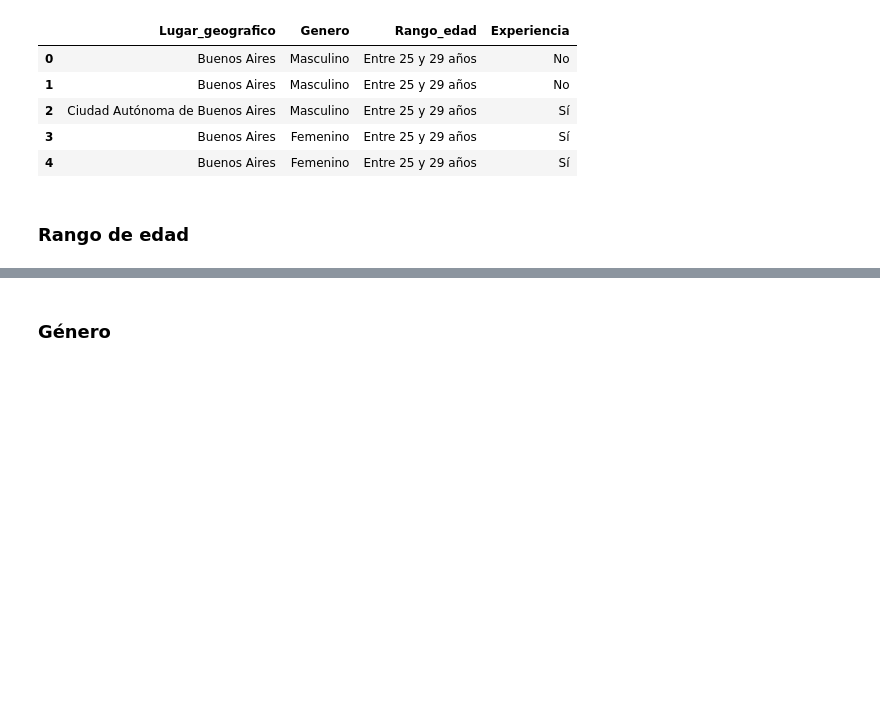
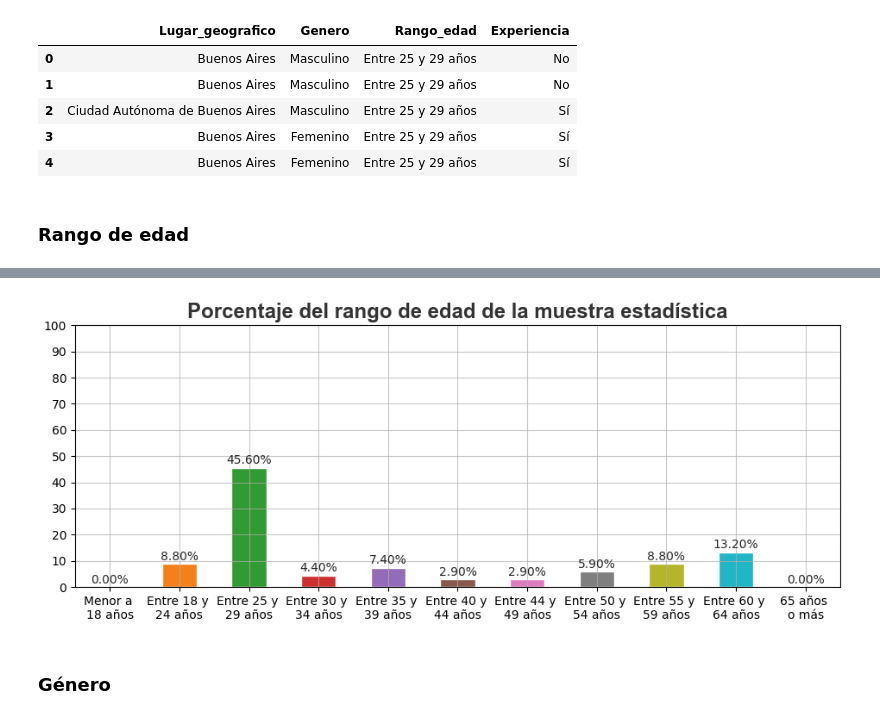
Before and after one commit to LeandroNardi96/analisis-estadistico-voces-artificiales, a Jupyter notebook: sample_population.ipynb, the cells around one changed output, grey strips where cells are left out. Saved outputs shown, nothing was run; the diff lists cells and outputs as text; code cells hidden in the pictures; blank space fills up the shorter version.

```diff
--- a/sample_population.ipynb
+++ b/sample_population.ipynb
@@ -167,3 +166,48 @@ with sns.axes_style('darkgrid'):
+# %%
+palette = sns.color_palette("tab10", len(data_age['Rango_edad'].unique()))
+
+# Modificar los valores en el DataFrame
+data_age['Rango_edad'] = data_age['Rango_edad'].replace({
+    'Entre 18 y 24 años': 'Entre 18 y \n24 años',
+    'Entre 25 y 29 años': 'Entre 25 y \n29 años',
+    'Entre 30 y 34 años': 'Entre 30 y \n34 años',
+    'Entre 35 y 39 años': 'Entre 35 y \n39 años',
+    'Entre 40 y 44 años': 'Entre 40 y \n44 años',
+    'Entre 44 y 49 años': 'Entre 44 y \n49 años',
+    'Entre 50 y 54 años': 'Entre 50 y \n54 años',
+    'Entre 55 y 59 años': 'Entre 55 y \n59 años',
+    'Entre 60 y 64 años': 'Entre 60 y \n64 años',
+    'Menor a 18 años': 'Menor a \n18 años',
+    '65 años o más': '65 años \no más'
+})
+
+dims = (9.5, 4)
+fig,ax = plt.subplots(figsize=dims)
+with sns.axes_style('darkgrid'):
+    g = sns.barplot(y = 'Relative_freq', x = 'Rango_edad',data=data_age,ax=ax,saturation=0.9, width=0.5, hue='Rango_edad', palette=palette)
+    g.set_ylabel('',weight='bold',size='x-large',alpha=0.8,family= 'Arial',stretch='extra-expanded')
+    g.set_xlabel('',weight='bold',size='x-large',alpha=0.8,family= 'Arial',stretch='extra-expanded')
+    g.set_title('Porcentaje del rango de edad de la muestra estadística',weight='bold',size='xx-large',alpha=0.8,family= 'Arial',stretch='condensed')
+    g.set_yticks(list(range(0,110,10)))
+    g.grid(alpha=0.7)
+
+    # Rotar las etiquetas del eje x
+    # plt.xticks(rotation=30)
+
+    # Agregar etiquetas con los valores de las barras verticales
+    for p in g.patches:
+        height = p.get_height()
+        g.text(p.get_x() + p.get_width() / 2,
+               height + 0.5,
+               '{:1.2f}%'.format(height),
+               ha="center",
+               va="bottom")
+
+    plt.tight_layout()
+
+    plt.savefig(os.path.join(PATH, TEST_FOLDER, GRAPH_FOLDER, 'edad.png'))
+# %% [output]
+[figure, added]
 # %% [markdown]
 ### Género
 # %%
```
Also changed, not shown: parts of 18 cells of this notebook, 3 other files.
